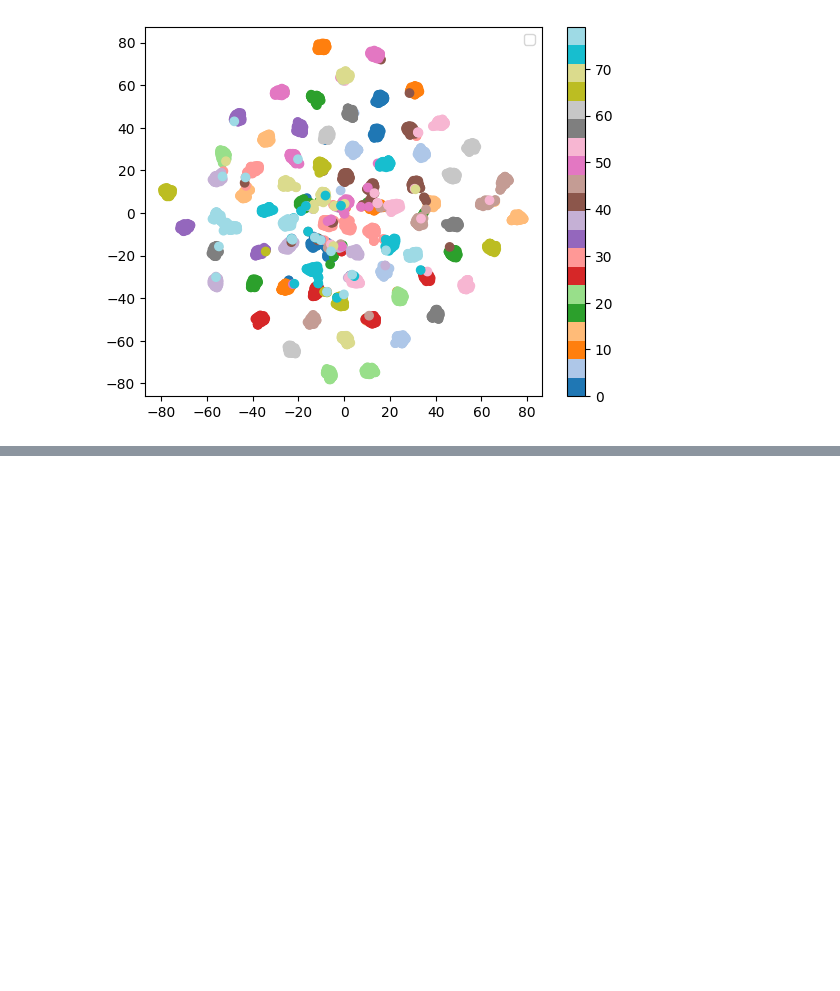
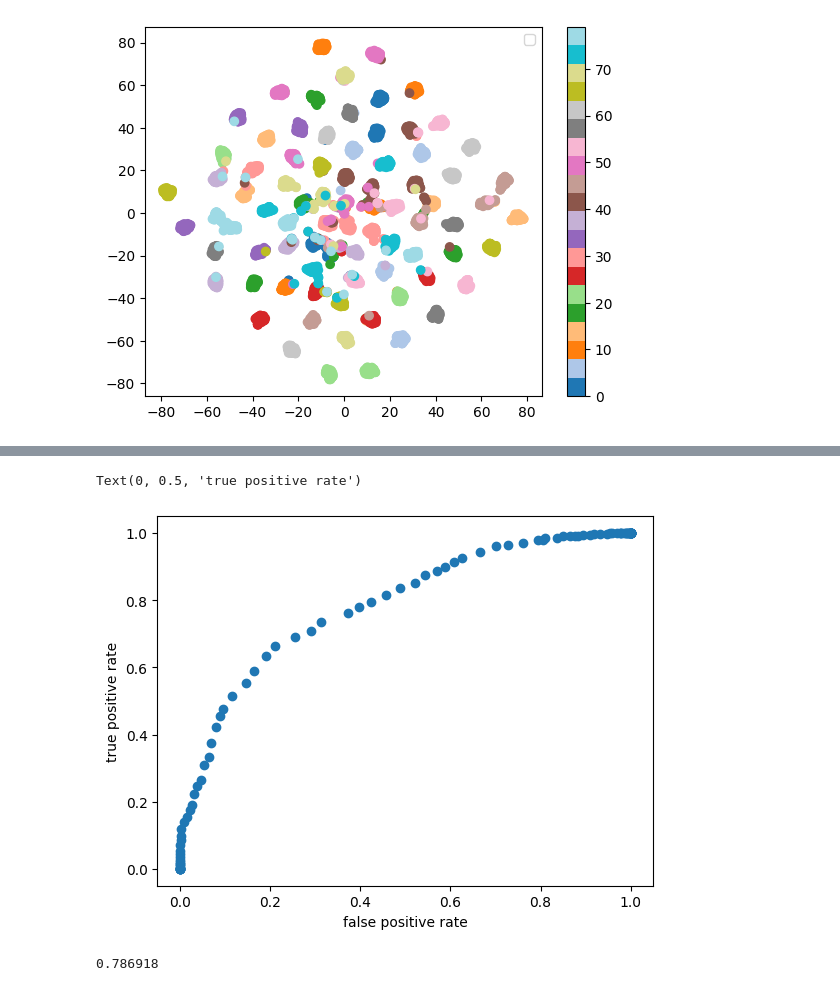
Before and after one commit to FatemehAskari/SimilarityImage, a Jupyter notebook: model/ImageSimlarityFinally (3).ipynb, the cells around one changed output, grey strips where cells are left out. Saved outputs shown, nothing was run; the diff lists cells and outputs as text; code cells hidden in the pictures; blank space fills up the shorter version.

```diff
--- a/model/ImageSimlarityFinally (3).ipynb
+++ b/model/ImageSimlarityFinally (3).ipynb
@@ -446,3 +455,6 @@ plt.show()
 # %% [output]
 WARNING:matplotlib.legend:No artists with labels found to put in legend.  Note that artists whose label start with an underscore are ignored when legend() is called with no argument.
 [figure]
+# %%
+with open('/content/drive/MyDrive/resized_test_data.pickle', 'rb') as f:
+    x_test, y_test = pickle.load(f)
@@ -448,0 +550,3 @@ WARNING:matplotlib.legend:No artists with labels found to put in legend.  Note t
+# %%
+thresholds=np.array(list(map(lambda x: x / 100, range(0, 100, 1))))
+print(thresholds)
@@ -448,0 +562,23 @@ WARNING:matplotlib.legend:No artists with labels found to put in legend.  Note t
+# %%
+roc_point=[]
+for threshold in thresholds:
+  tp=0;fp=0;fn=0;tn=0;
+  for i in range(len(similarities)):
+    actual=labels[i]
+    if similarities[i]>=threshold:
+      prediction_class=1
+    else:
+      prediction_class=0
+    if actual==1 and prediction_class==1:
+      tp+=1
+    elif actual==1 and prediction_class==0:
+      fn+=1
+    elif actual==0 and prediction_class==1:
+      fp+=1
+    elif actual==0 and prediction_class==0:
+      tn+=1
+  print(tp,fp,fn,tn)
+  tpr=tp/(tp+fn)
+  fpr=fp/(tn+fp)
+  print(tpr,fpr)
+  roc_point.append([tpr,fpr])
@@ -448,0 +603,15 @@ WARNING:matplotlib.legend:No artists with labels found to put in legend.  Note t
+# %%
+pivot_test=pd.DataFrame(roc_point,columns=['x','y'])
+pivot_test['threshold']=thresholds
+# %%
+plt.scatter(pivot_test.y,pivot_test.x)
+plt.xlabel('false positive rate')
+plt.ylabel('true positive rate')
+# %% [output]
+Text(0, 0.5, 'true positive rate')
+[figure, added]
+# %%
+AUC_testresnet50=np.abs(np.trapz(pivot_test.x,pivot_test.y))
+print(AUC_testresnet50)
+# %% [output]
+0.786918
```
Also changed, not shown: parts of 13 cells of this notebook.
